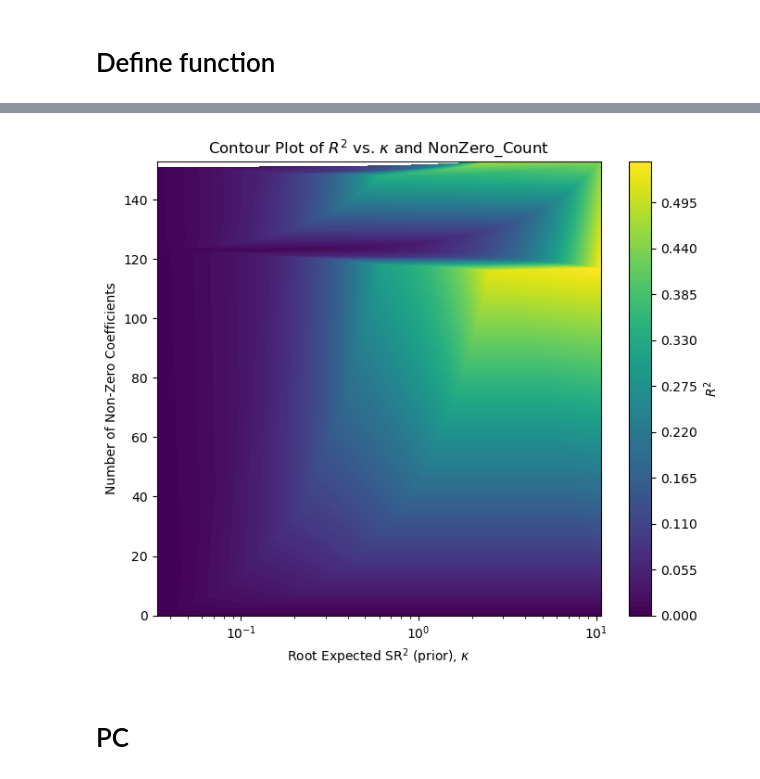
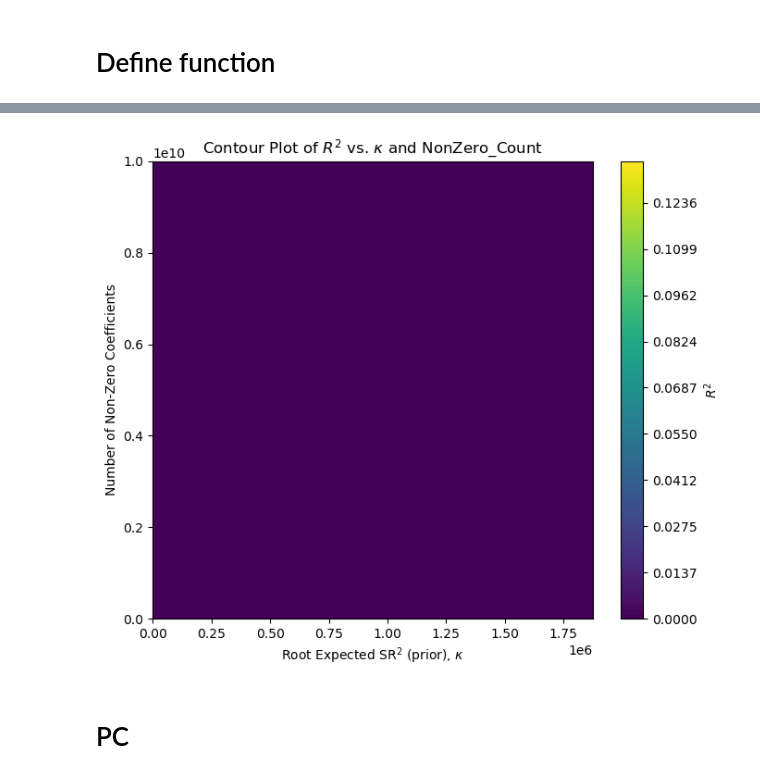
Before and after one commit to simmelholt/ML-codes, a Jupyter notebook: Master Thesis.ipynb, the cells around one changed output, grey strips where cells are left out. Cells and saved outputs as stored; diff of their text form; code cells hidden in the pictures.

```diff
--- a/Master Thesis.ipynb
+++ b/Master Thesis.ipynb
@@ -862,19 +980,13 @@ heatmap['kappa'] = df_results['kappa']
 # %%
+heatmap = R_2_oos_values.copy()
+heatmap["gamma1"] = L1L2_coef["gamma1"].values
+heatmap["gamma2"] = L1L2_coef["gamma2"].values
 
-import matplotlib.pyplot as plt
-import matplotlib.tri as tri
-
-# Suppose you already have something like:
-# heatmap = pd.DataFrame({
-#     'kappa': [...],
-#     'NonZero_Count': [...],
-#     'R_2': [...]
-# })
 
 # Extract the columns as NumPy arrays
-x = heatmap['kappa'].values
-y = heatmap['NonZero_Count'].values
-z = heatmap['R_2'].values
+x = heatmap["gamma2"]
+y = heatmap["gamma1"]
+z = heatmap['R2']
 
 # Create a triangulation for contour plots
 triang = tri.Triangulation(x, y)
@@ -883,37 +995,34 @@ triang = tri.Triangulation(x, y)
 levels = np.linspace(z.min(), z.max(), 100)
 
 # Create the figure
 plt.figure(figsize=(7, 6))
 
 # Filled contour plot (the "heatmap")
 contour_filled = plt.tricontourf(triang, z, levels=levels, cmap='viridis')
 
 # Optionally, add contour lines on top (dotted lines)
 contour_lines = plt.tricontour(
     triang, z, levels=levels[::100],  # e.g. every 5th level
     colors='black', linestyles=':', linewidths=0.5
 )
 
-# Set log scales if desired
-plt.xscale('log')
-#plt.yscale('log')
 
 # Label axes
 plt.xlabel(r'Root Expected SR$^2$ (prior), $\kappa$')
 plt.ylabel('Number of Non-Zero Coefficients')
 
 # Add a colorbar for R^2
 cbar = plt.colorbar(contour_filled)
 cbar.set_label(r'$R^2$')
 
 plt.title(r'Contour Plot of $R^2$ vs. $\kappa$ and NonZero_Count')
 plt.tight_layout()
 
 #ax.set_yscale('log')  # if log scale is desired
 #ax.set_ylim(y.min(), y.max())  # specify whatever makes sense for your data
 plt.show()
 # %% [output]
-[figure, old version]
+[figure, new version]
 # %% [markdown]
 # PC
 # %%
```
Also changed, not shown: parts of 33 cells of this notebook.
